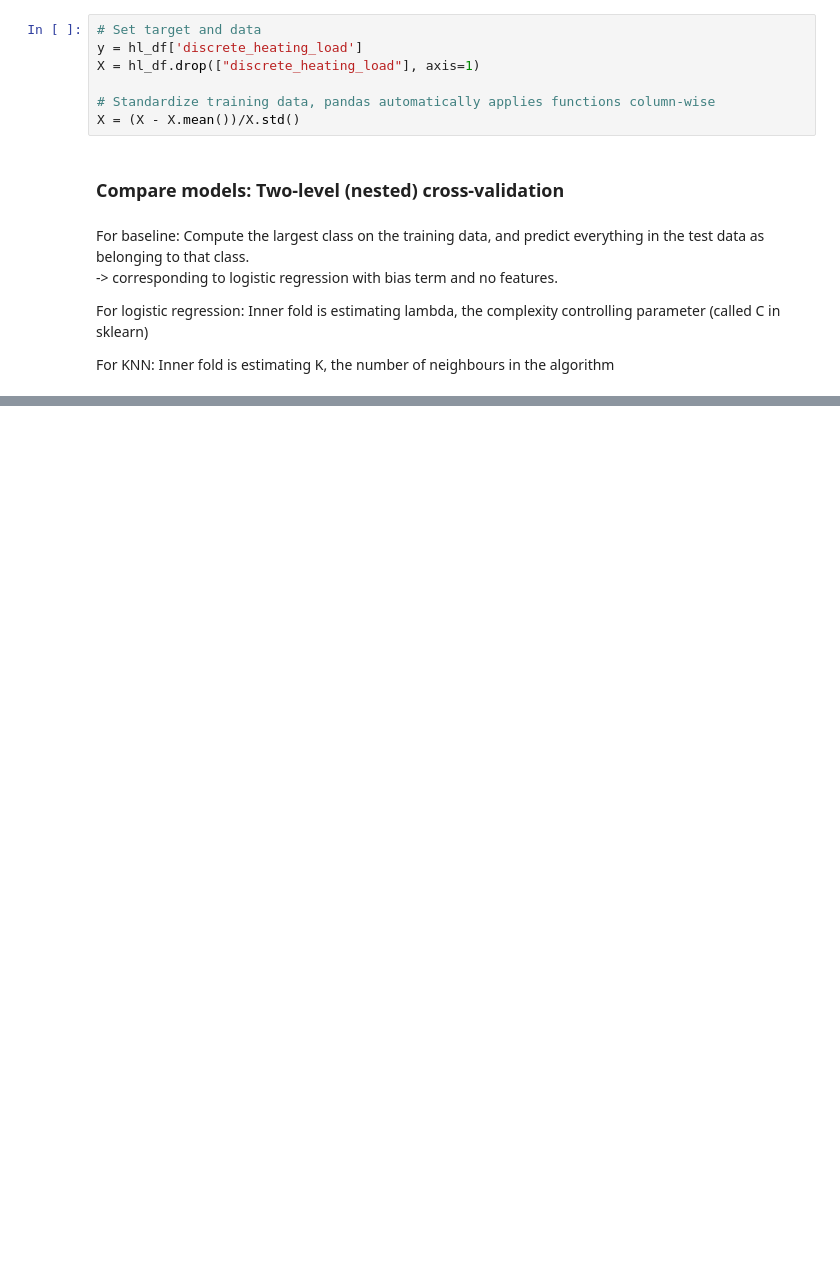
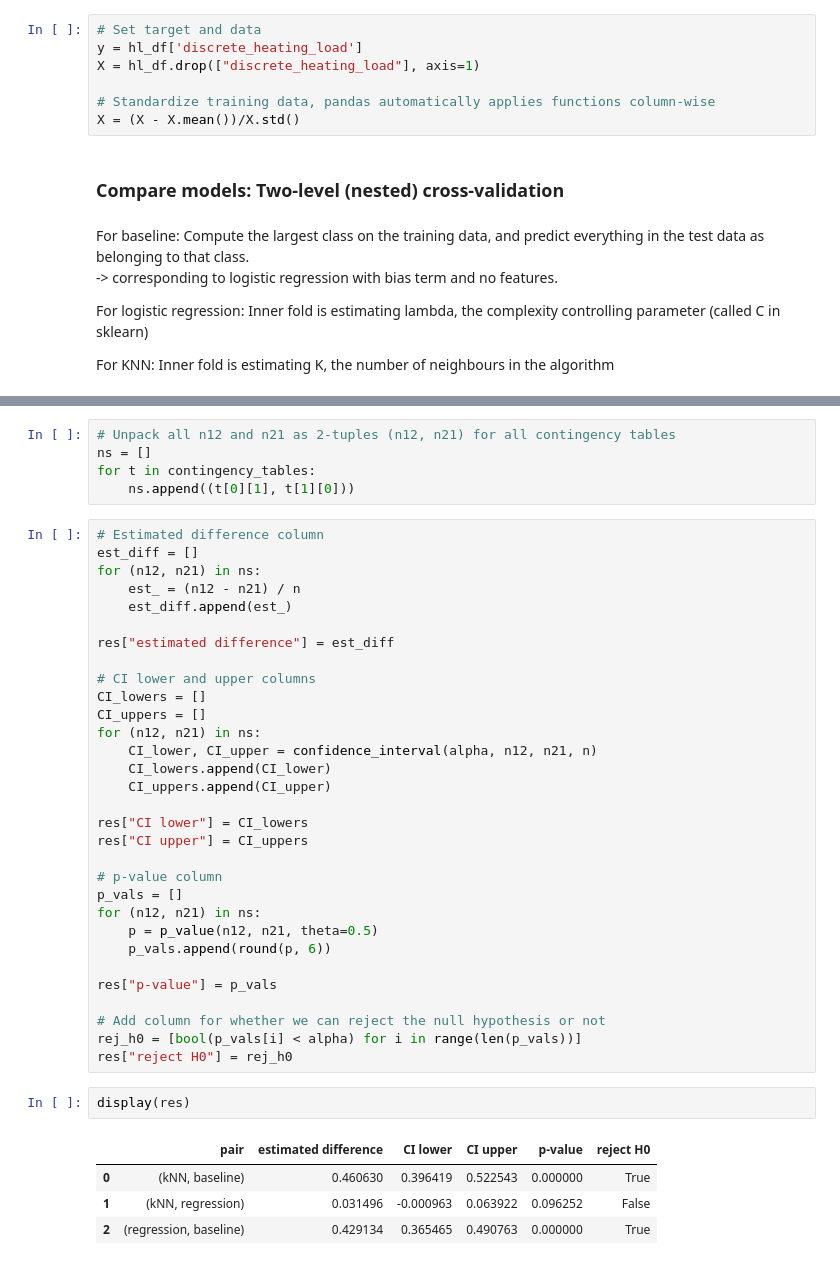
Before and after one commit to barlaug/ML_Builiding_Energy_Efficiency, a Jupyter notebook: Part 2/classification.ipynb, the cells around one changed output, grey strips where cells are left out. Cells and saved outputs as stored; diff of their text form; blank space fills up the shorter version.

```diff
--- a/Part 2/classification.ipynb
+++ b/Part 2/classification.ipynb
@@ -197,0 +406,43 @@ display(cross_val_table)
+# %%
+# Unpack all n12 and n21 as 2-tuples (n12, n21) for all contingency tables
+ns = []
+for t in contingency_tables:
+    ns.append((t[0][1], t[1][0]))
+# %%
+# Estimated difference column
+est_diff = []
+for (n12, n21) in ns:
+    est_ = (n12 - n21) / n
+    est_diff.append(est_)
+
+res["estimated difference"] = est_diff
+
+# CI lower and upper columns
+CI_lowers = []
+CI_uppers = []
+for (n12, n21) in ns:
+    CI_lower, CI_upper = confidence_interval(alpha, n12, n21, n)
+    CI_lowers.append(CI_lower)
+    CI_uppers.append(CI_upper)
+
+res["CI lower"] = CI_lowers
+res["CI upper"] = CI_uppers
+
+# p-value column
+p_vals = []
+for (n12, n21) in ns:
+    p = p_value(n12, n21, theta=0.5)
+    p_vals.append(round(p, 6))
+
+res["p-value"] = p_vals
+
+# Add column for whether we can reject the null hypothesis or not
+rej_h0 = [bool(p_vals[i] < alpha) for i in range(len(p_vals))]
+res["reject H0"] = rej_h0
+# %%
+display(res)
+# %% [output]
+|  | pair | estimated difference | CI lower | CI upper | p-value | reject H0 |
+| 0 | (kNN, baseline) | 0.460630 | 0.396419 | 0.522543 | 0.000000 | True |
+| 1 | (kNN, regression) | 0.031496 | -0.000963 | 0.063922 | 0.096252 | False |
+| 2 | (regression, baseline) | 0.429134 | 0.365465 | 0.490763 | 0.000000 | True |
```
Also changed, not shown: parts of 23 cells of this notebook.
